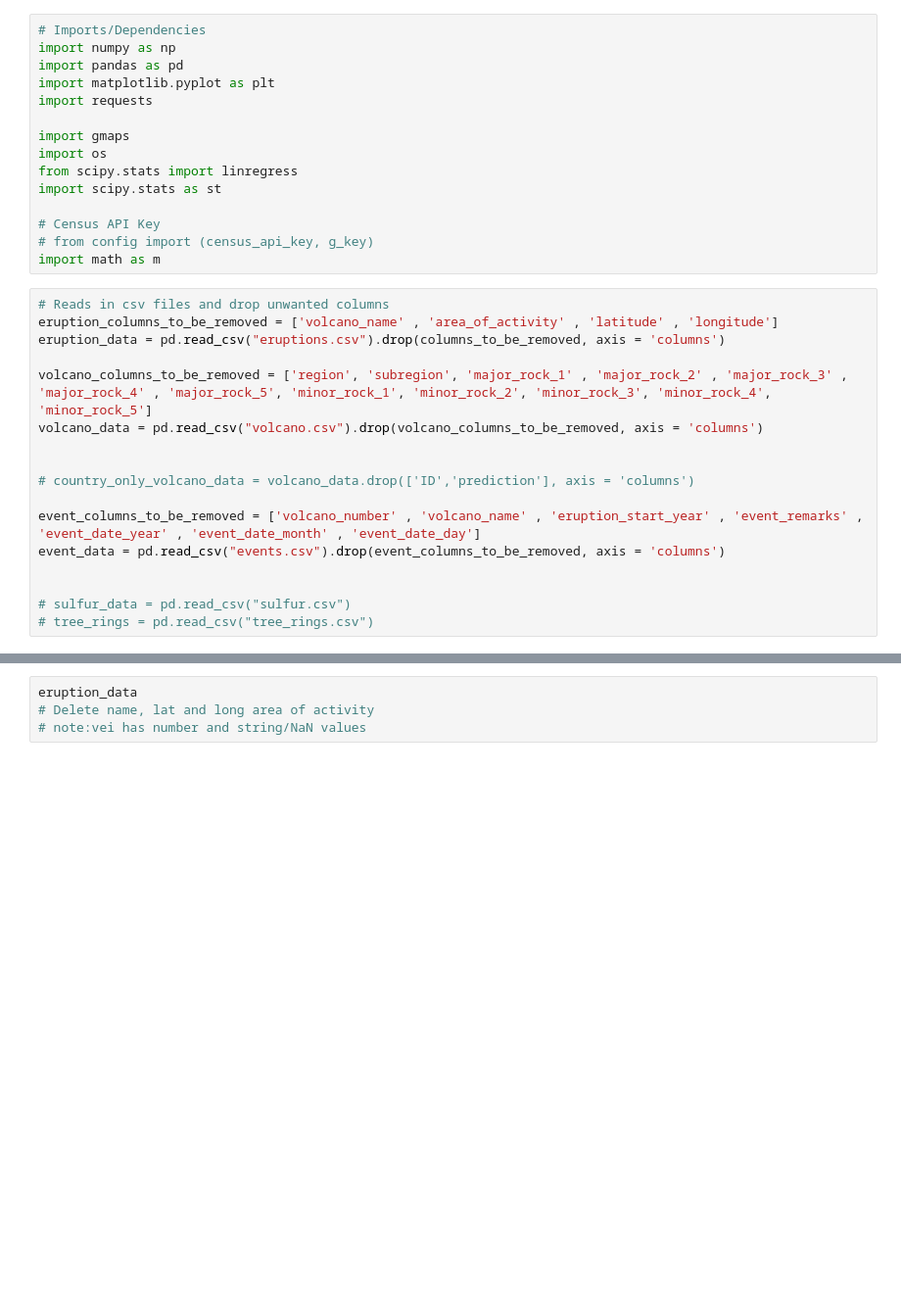
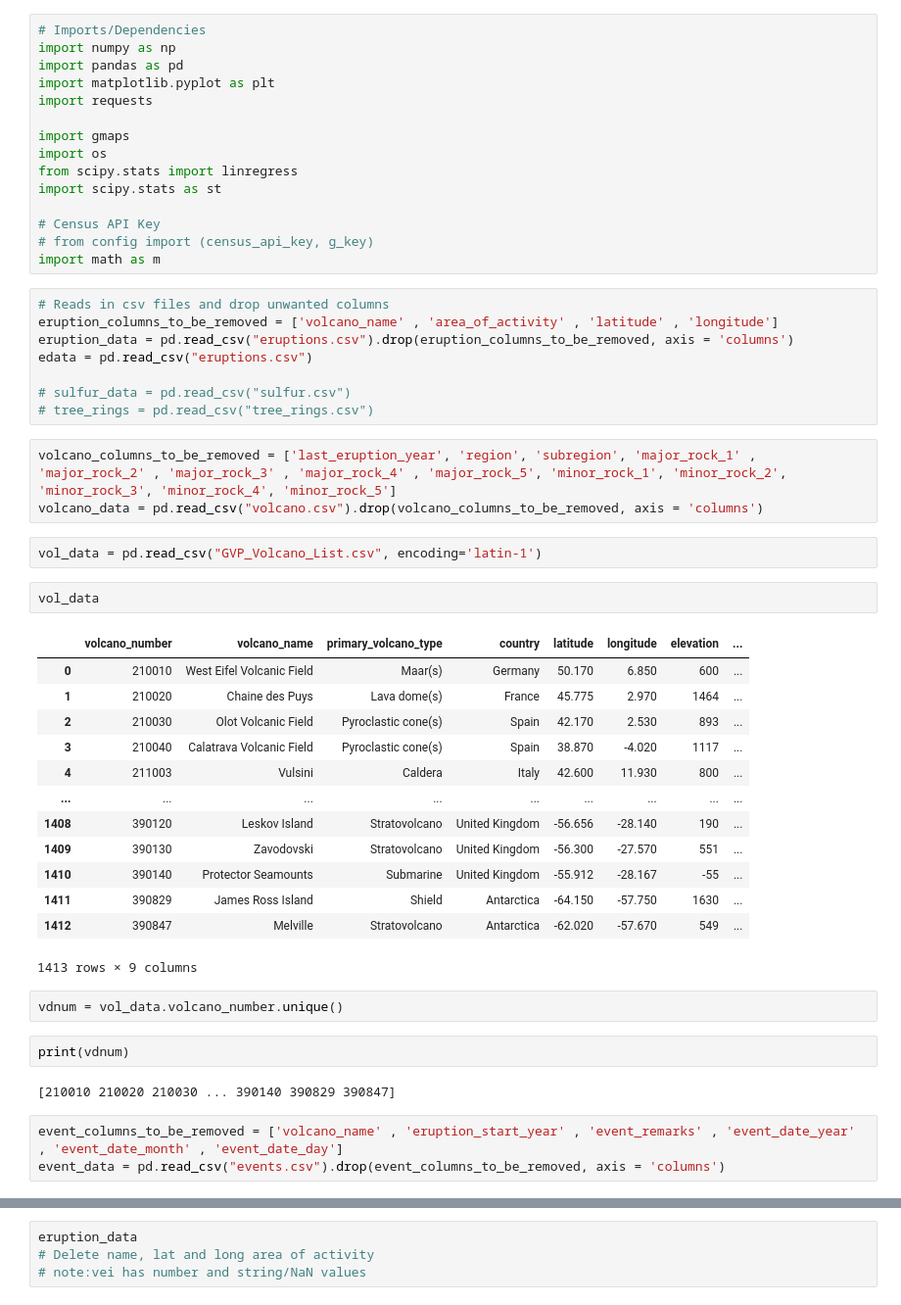
Before and after one commit to Crazyspaceman-hd/Project2_Volcanoes, a Jupyter notebook: data/cleaning_data.ipynb, the cells around one changed output, grey strips where cells are left out. Shown at 98% size. Saved outputs shown, nothing was run; the diff lists cells and outputs as text; blank space fills up the shorter version.

```diff
--- a/data/cleaning_data.ipynb
+++ b/data/cleaning_data.ipynb
@@ -16,17 +16,38 @@ import math as m
 # %%
 # Reads in csv files and drop unwanted columns
 eruption_columns_to_be_removed = ['volcano_name' , 'area_of_activity' , 'latitude' , 'longitude']
-eruption_data = pd.read_csv("eruptions.csv").drop(columns_to_be_removed, axis = 'columns')
-
-volcano_columns_to_be_removed = ['region', 'subregion', 'major_rock_1' , 'major_rock_2' , 'major_rock_3' , 'major_rock_4' , 'major_rock_5', 'minor_rock_1', 'minor_rock_2', 'minor_rock_3', 'minor_rock_4', 'minor_rock_5']
-volcano_data = pd.read_csv("volcano.csv").drop(volcano_columns_to_be_removed, axis = 'columns')
-
-
-# country_only_volcano_data = volcano_data.drop(['ID','prediction'], axis = 'columns')
-
-event_columns_to_be_removed = ['volcano_number' , 'volcano_name' , 'eruption_start_year' , 'event_remarks' , 'event_date_year' , 'event_date_month' , 'event_date_day']
-event_data = pd.read_csv("events.csv").drop(event_columns_to_be_removed, axis = 'columns')
-
+eruption_data = pd.read_csv("eruptions.csv").drop(eruption_columns_to_be_removed, axis = 'columns')
+edata = pd.read_csv("eruptions.csv")
 
 # sulfur_data = pd.read_csv("sulfur.csv")
 # tree_rings = pd.read_csv("tree_rings.csv")
+# %%
+volcano_columns_to_be_removed = ['last_eruption_year', 'region', 'subregion', 'major_rock_1' , 'major_rock_2' , 'major_rock_3' , 'major_rock_4' , 'major_rock_5', 'minor_rock_1', 'minor_rock_2', 'minor_rock_3', 'minor_rock_4', 'minor_rock_5']
+volcano_data = pd.read_csv("volcano.csv").drop(volcano_columns_to_be_removed, axis = 'columns')
+# %%
+vol_data = pd.read_csv("GVP_Volcano_List.csv", encoding='latin-1')
+# %%
+vol_data
+# %% [output]
+|  | volcano_number | volcano_name | primary_volcano_type | country | latitude | longitude | elevation | ... |
+| 0 | 210010 | West Eifel Volcanic Field | Maar(s) | Germany | 50.170 | 6.850 | 600 | ... |
+| 1 | 210020 | Chaine des Puys | Lava dome(s) | France | 45.775 | 2.970 | 1464 | ... |
+| 2 | 210030 | Olot Volcanic Field | Pyroclastic cone(s) | Spain | 42.170 | 2.530 | 893 | ... |
+| 3 | 210040 | Calatrava Volcanic Field | Pyroclastic cone(s) | Spain | 38.870 | -4.020 | 1117 | ... |
+| 4 | 211003 | Vulsini | Caldera | Italy | 42.600 | 11.930 | 800 | ... |
+| ... | ... | ... | ... | ... | ... | ... | ... | ... |
+| 1408 | 390120 | Leskov Island | Stratovolcano | United Kingdom | -56.656 | -28.140 | 190 | ... |
+| 1409 | 390130 | Zavodovski | Stratovolcano | United Kingdom | -56.300 | -27.570 | 551 | ... |
+| 1410 | 390140 | Protector Seamounts | Submarine | United Kingdom | -55.912 | -28.167 | -55 | ... |
+| 1411 | 390829 | James Ross Island | Shield | Antarctica | -64.150 | -57.750 | 1630 | ... |
+| 1412 | 390847 | Melville | Stratovolcano | Antarctica | -62.020 | -57.670 | 549 | ... |
+1413 rows × 9 columns
+# %%
+vdnum = vol_data.volcano_number.unique()
+# %%
+print(vdnum)
+# %% [output]
+[210010 210020 210030 ... 390140 390829 390847]
+# %%
+event_columns_to_be_removed = ['volcano_name' , 'eruption_start_year' , 'event_remarks' , 'event_date_year' , 'event_date_month' , 'event_date_day']
+event_data = pd.read_csv("events.csv").drop(event_columns_to_be_removed, axis = 'columns')
```
Also changed, not shown: parts of 35 cells of this notebook, 7 other files.
